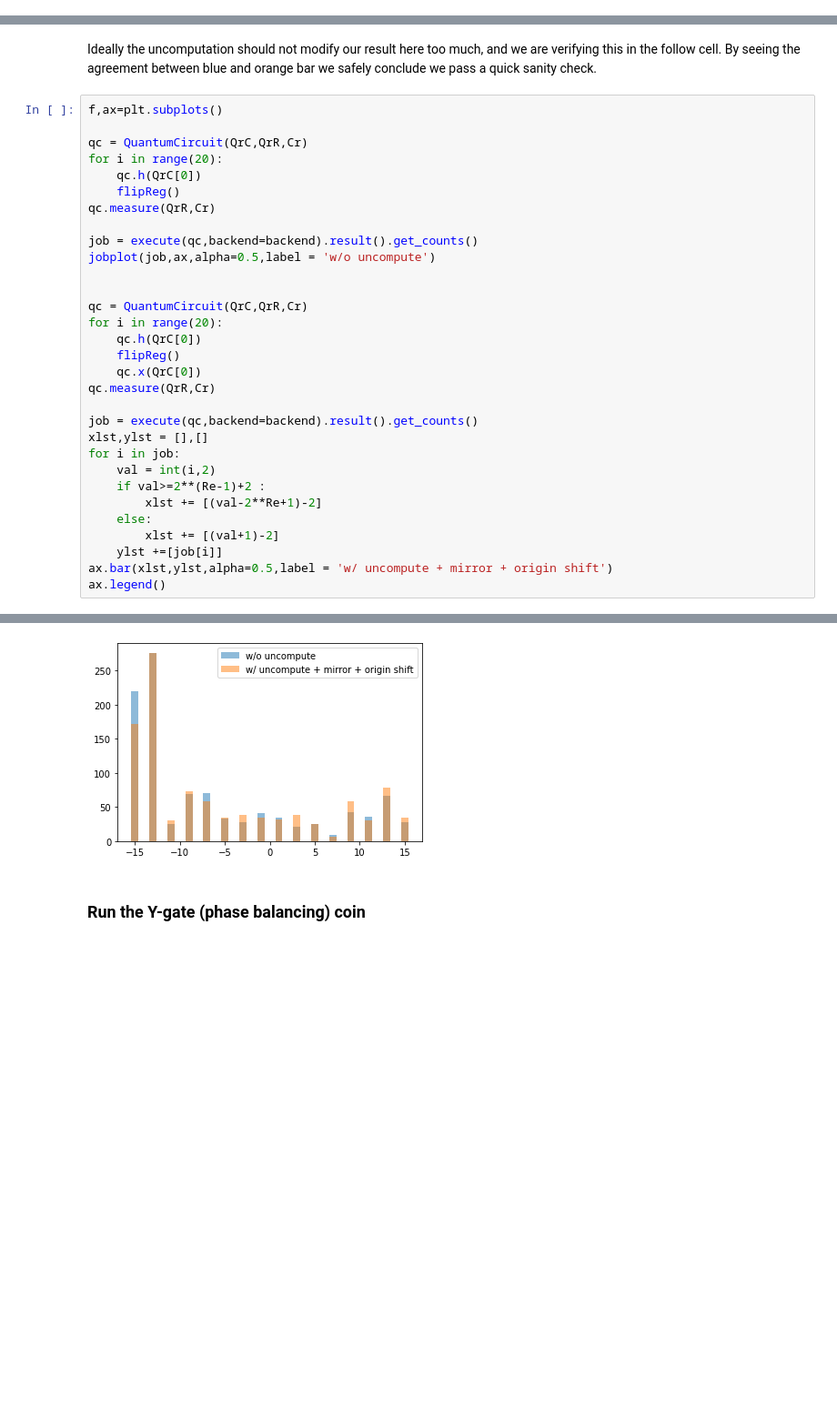
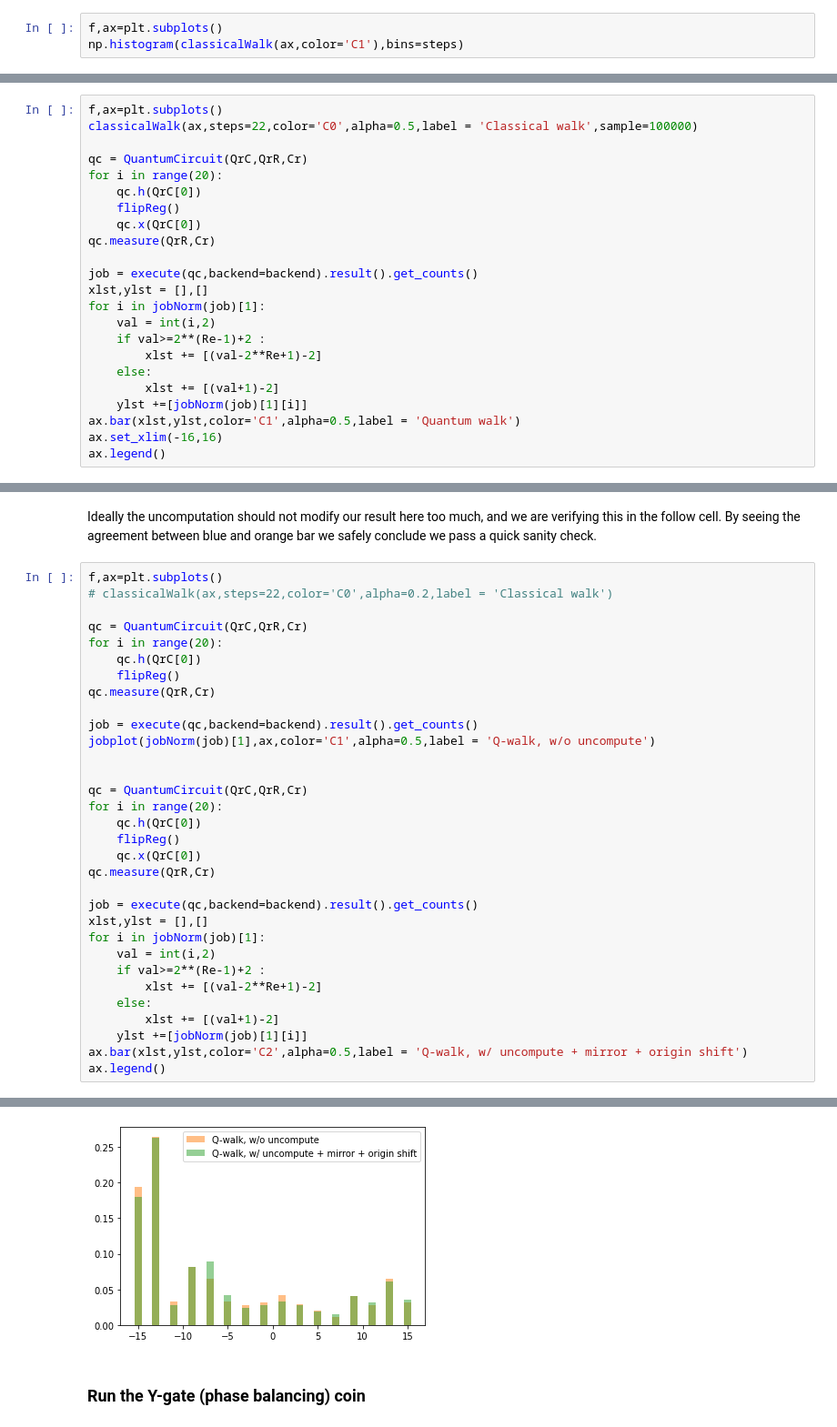
Before and after one commit to wslu42/QCHack_walkwPhase, a Jupyter notebook: quantum_walk_wsLu.ipynb, the cells around one changed output, grey strips where cells are left out. Shown at 91% size. Saved outputs shown, nothing was run; the diff lists cells and outputs as text; blank space fills up the shorter version.

Commit message:
update classical walk

```diff
--- a/quantum_walk_wsLu.ipynb
+++ b/quantum_walk_wsLu.ipynb
@@ -321,0 +336,3 @@ plot_histogram(job)
+# %%
+f,ax=plt.subplots()
+np.histogram(classicalWalk(ax,color='C1'),bins=steps)
@@ -419,0 +452,23 @@ This is the Hadamard coin with the X gate uncomputed
+# %%
+f,ax=plt.subplots()
+classicalWalk(ax,steps=22,color='C0',alpha=0.5,label = 'Classical walk',sample=100000)
+
+qc = QuantumCircuit(QrC,QrR,Cr)
+for i in range(20):
+    qc.h(QrC[0])
+    flipReg()
+    qc.x(QrC[0])
+qc.measure(QrR,Cr)
+
+job = execute(qc,backend=backend).result().get_counts()
+xlst,ylst = [],[]
+for i in jobNorm(job)[1]:
+    val = int(i,2)
+    if val>=2**(Re-1)+2 :
+        xlst += [(val-2**Re+1)-2]
+    else:
+        xlst += [(val+1)-2]
+    ylst +=[jobNorm(job)[1][i]]
+ax.bar(xlst,ylst,color='C1',alpha=0.5,label = 'Quantum walk')
+ax.set_xlim(-16,16)
+ax.legend()
@@ -423,37 +481,38 @@ This is the Hadamard coin with the X gate uncomputed
 Ideally the uncomputation should not modify our result here too much, and we are verifying this in the follow cell. By seeing the agreement between blue and orange bar we safely conclude we pass a quick sanity check.
 # %%
 f,ax=plt.subplots()
+# classicalWalk(ax,steps=22,color='C0',alpha=0.2,label = 'Classical walk')
 
 qc = QuantumCircuit(QrC,QrR,Cr)
 for i in range(20):
     qc.h(QrC[0])
     flipReg()
 qc.measure(QrR,Cr)
 
 job = execute(qc,backend=backend).result().get_counts()
-jobplot(job,ax,alpha=0.5,label = 'w/o uncompute')
+jobplot(jobNorm(job)[1],ax,color='C1',alpha=0.5,label = 'Q-walk, w/o uncompute')
 
 
 qc = QuantumCircuit(QrC,QrR,Cr)
 for i in range(20):
     qc.h(QrC[0])
     flipReg()
     qc.x(QrC[0])
 qc.measure(QrR,Cr)
 
 job = execute(qc,backend=backend).result().get_counts()
 xlst,ylst = [],[]
-for i in job:
+for i in jobNorm(job)[1]:
     val = int(i,2)
     if val>=2**(Re-1)+2 :
         xlst += [(val-2**Re+1)-2]
     else:
         xlst += [(val+1)-2]
-    ylst +=[job[i]]
-ax.bar(xlst,ylst,alpha=0.5,label = 'w/ uncompute + mirror + origin shift')
+    ylst +=[jobNorm(job)[1][i]]
+ax.bar(xlst,ylst,color='C2',alpha=0.5,label = 'Q-walk, w/ uncompute + mirror + origin shift')
 ax.legend()
 # %% [output]
 <matplotlib.legend.Legend at 0x...>
-[figure, old version]
+[figure, new version]
 # %% [markdown]
 ### Run the Y-gate (phase balancing) coin
```
Also changed, not shown: parts of 9 cells of this notebook.
